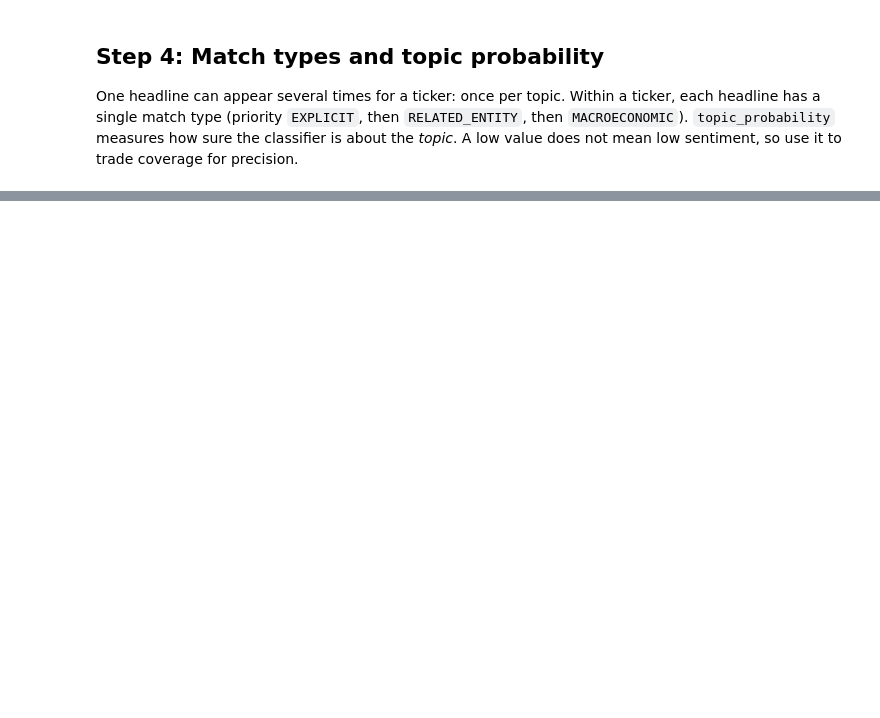
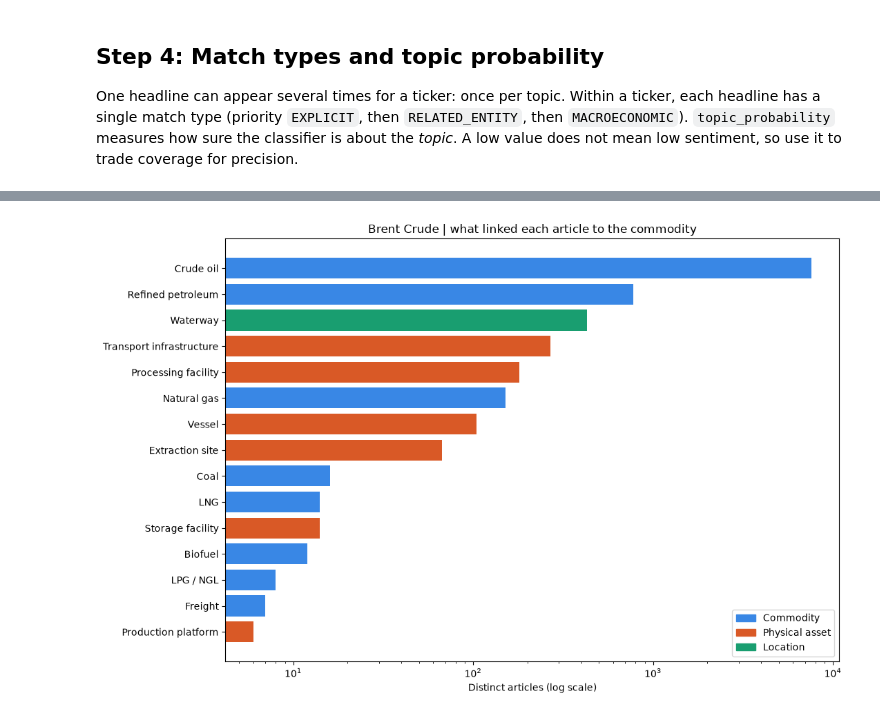
Before and after one commit to saffronblueai/permutable-examples, a Jupyter notebook: systematic/global_commodity_sentiment/notebooks/live/gcsi_headline_polling.ipynb, the cells around one changed output, grey strips where cells are left out. Saved outputs shown, nothing was run; the diff lists cells and outputs as text; code cells hidden in the pictures; blank space fills up the shorter version.

```diff
--- a/systematic/global_commodity_sentiment/notebooks/live/gcsi_headline_polling.ipynb
+++ b/systematic/global_commodity_sentiment/notebooks/live/gcsi_headline_polling.ipynb
@@ -169,11 +182,12 @@ def fetch_historical_feed(ticker: str, start: datetime, end: datetime | None = N
 
 
 FEED_COLUMNS = ['row_key', 'ticker', 'match_type', 'topic', 'topic_probability', *HORIZONS,
-                'headline', 'link', 'source_name', 'extraction_time', 'fetched_at']
+                'matched_entity_types', 'matched_entities', 'country', 'source_country', 'language',
+                'headline', 'link', 'source_name', 'processed_at', 'fetched_at']
 
 
 def row_key(record: dict) -> str:
-    parts = [record.get(k) or '' for k in ('ticker', 'topic', 'match_type', 'extraction_time')]
+    parts = [record.get(k) or '' for k in ('ticker', 'topic', 'match_type', 'processed_at')]
     parts.append(record.get('link') or record.get('headline') or '')
     return hashlib.sha1('|'.join(map(str, parts)).encode()).hexdigest()
 
@@ -201,11 +215,11 @@ def upsert_feed(records: list[dict], db_path: Path = DB_PATH) -> int:
 def load_feed(hours: int = BACKFILL_HOURS) -> pd.DataFrame:
     with sqlite3.connect(DB_PATH) as conn:
         frame = pd.read_sql('SELECT * FROM gcsi_headlines', conn)
-    frame['extraction_time'] = pd.to_datetime(frame['extraction_time'], utc=True, format='ISO8601')
+    frame['processed_at'] = pd.to_datetime(frame['processed_at'], utc=True, format='ISO8601')
     frame['topic'] = normalise_topic(frame['topic'])
     since = pd.Timestamp.now(tz='UTC') - pd.Timedelta(hours=hours)
-    return frame[frame['extraction_time'] >= since].reset_index(drop=True)
+    return frame[frame['processed_at'] >= since].reset_index(drop=True)
 
 
 setup_database()
-print('Database ready:', DB_PATH.resolve())
+print('Database ready:', DB_PATH)
@@ -249,0 +286,49 @@ plt.show()
+# %%
+LIST_SEPARATOR = '|'
+FAMILY_COLOURS = {'COMMODITY': '#3987e5', 'PHYSICAL_ASSET': '#d95926', 'LOCATION': '#199e70',
+                  'POLICY_INSTRUMENT': '#c98500'}
+LANGUAGES = {'en': 'English', 'ar': 'Arabic', 'zh': 'Chinese', 'es': 'Spanish', 'pt': 'Portuguese', 'ru': 'Russian',
+             'de': 'German', 'fr': 'French', 'ja': 'Japanese', 'ko': 'Korean', 'it': 'Italian', 'tr': 'Turkish',
+             'bg': 'Bulgarian', 'ro': 'Romanian', 'pl': 'Polish', 'uk': 'Ukrainian', 'hi': 'Hindi', 'id': 'Indonesian',
+             'fa': 'Persian', 'el': 'Greek', 'nl': 'Dutch', 'vi': 'Vietnamese', 'he': 'Hebrew', 'th': 'Thai'}
+TYPE_LABELS = {'LNG': 'LNG', 'LPG_NGL': 'LPG / NGL', 'FERROUS_METAL_STEEL': 'Ferrous metal / steel'}
+
+
+def articles(frame: pd.DataFrame) -> pd.DataFrame:
+    """One row per article, with its short-term score averaged across the topics it appears under."""
+    fields = ['matched_entity_types', 'matched_entities', 'country', 'source_country', 'language']
+    return frame.groupby('link', as_index=False).agg(
+        **{field: (field, 'first') for field in fields}, score=('short_term_sentiment_score', 'mean')
+    )
+
+
+def explode_list(frame: pd.DataFrame, column: str) -> pd.DataFrame:
+    """One row per article and value of a `|`-separated column."""
+    out = frame.assign(**{column: frame[column].str.split(LIST_SEPARATOR)}).explode(column)
+    out[column] = out[column].str.strip()
+    return out[out[column].fillna('') != ''].drop_duplicates(['link', column])
+
+
+def by_value(frame: pd.DataFrame, column: str, n: int = 12) -> pd.DataFrame:
+    """Distinct articles and average short-term score for the n most frequent values, smallest first for barh."""
+    out = frame.groupby(column).agg(articles=('link', 'nunique'), avg_short_term=('score', 'mean'))
+    return out.nlargest(n, 'articles').sort_values('articles')
+
+
+news = articles(feed)
+
+# Entity types are FAMILY.TYPE, e.g. PHYSICAL_ASSET.PROCESSING_FACILITY
+types = by_value(explode_list(news, 'matched_entity_types'), 'matched_entity_types', n=15)
+families = types.index.str.split('.').str[0]
+names = [TYPE_LABELS.get(t, t.replace('_', ' ').capitalize()) for t in types.index.str.split('.').str[-1]]
+fig, ax = plt.subplots(figsize=(11, 0.38 * len(types) + 1.4))
+ax.barh(names, types['articles'], color=[FAMILY_COLOURS.get(f, '#7f8c8d') for f in families])
+ax.legend(handles=[Patch(color=colour, label=family.replace('_', ' ').capitalize())
+                   for family, colour in FAMILY_COLOURS.items() if family in set(families)], loc='lower right')
+ax.set_title(f'{ticker_label(TICKERS[0])} | what linked each article to the commodity')
+ax.set_xscale('log')   # the commodity itself usually dwarfs the rest
+ax.set_xlabel('Distinct articles (log scale)')
+plt.tight_layout()
+plt.show()
+# %% [output]
+[figure, added]
```
Also changed, not shown: parts of 16 cells of this notebook, 22 other files.
